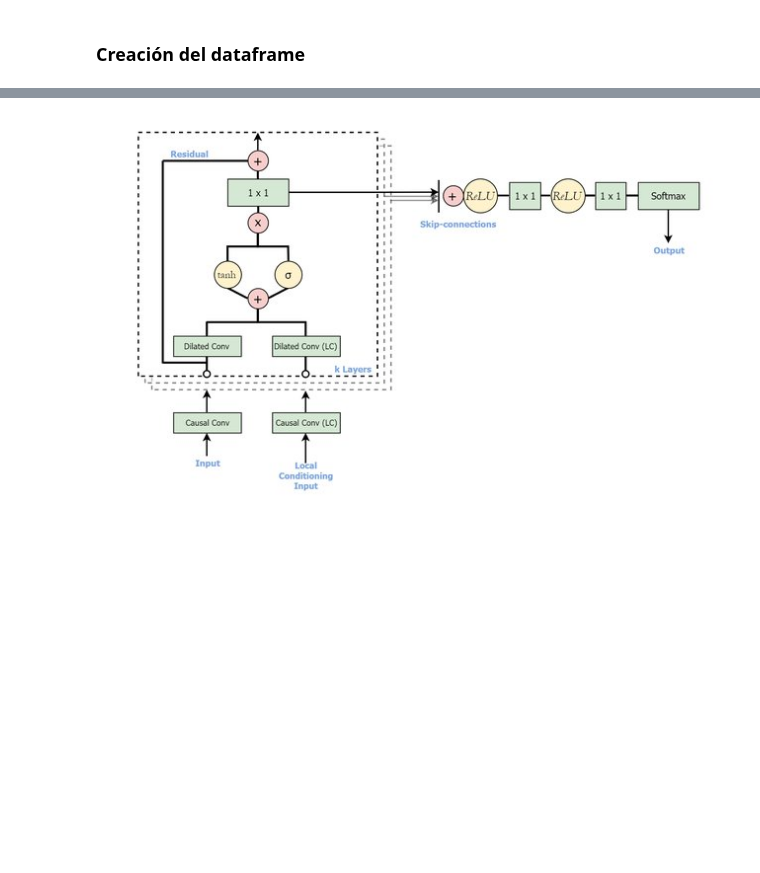
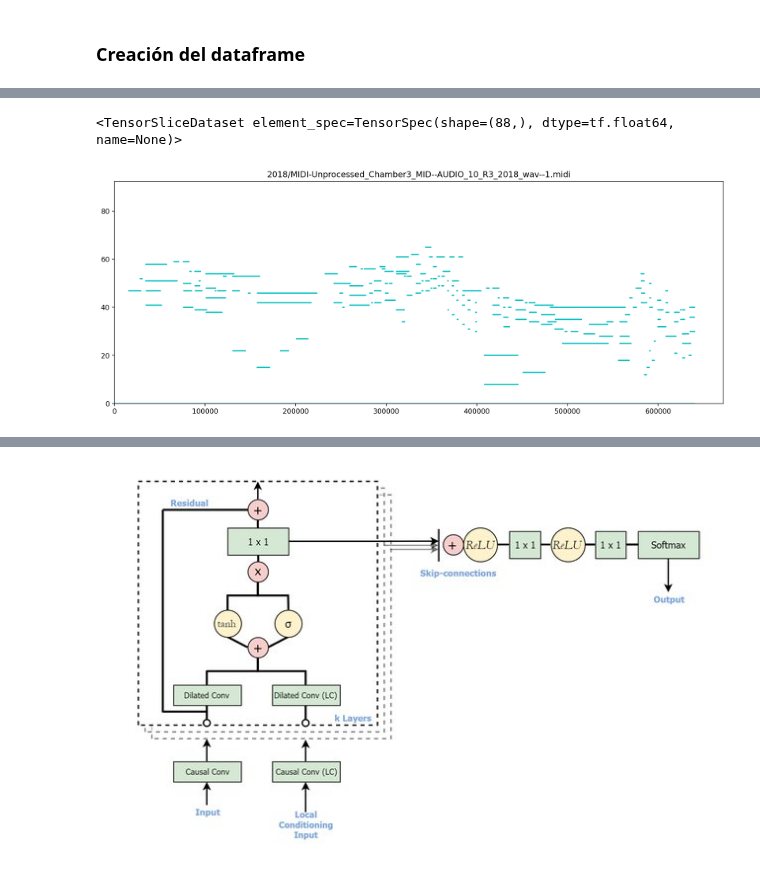
Before and after one commit to alvaro-lg/TFG, a Jupyter notebook: TFG.ipynb, the cells around one changed output, grey strips where cells are left out. Cells and saved outputs as stored; diff of their text form; code cells hidden in the pictures; blank space fills up the shorter version.

Commit message:
Migración de la recabación de los datos a la API de tf.data

```diff
--- a/TFG.ipynb
+++ b/TFG.ipynb
@@ -52,7 +50,8 @@ SAMPLING_RATE = 16000
 N_NOTES = 88
 N_ROWS = 1
 
+# TO DO: Código provisional -> Quitar
 if N_ROWS is not None:
     num = N_ROWS
 else:
-    num = len(df)
+    num = len(df) - 1
@@ -59 +60,14 @@ else:
+# %%
+def get_items(bounds, data):
+
+    min_, max_ = bounds
+    result = []
+
+    for idx, i in enumerate(data):
+        if min_ <= idx < max_:
+            result.append(i)
+        if idx >= max_:
+            return result
+
+    return result
 # %% [markdown]
@@ -61 +75,4 @@ else:
+# %%
+# Constantes relativas al estádar MIDI
+DEFAULT_SR = 500000
 # %%
@@ -229,5 +245,8 @@ def vectorize_midis(files, sampling_rate=SAMPLING_RATE, dir_path=PATH):
 # %%
-pianorolls = vectorize_midis(df['midi_filename'][0:num])
-print(np.array(pianorolls).shape)
-plot_pianoroll(pianorolls[0][0:1280000], title=df['midi_filename'][0])
+# Lista donde almacenaremos los datasets de los pianorolls de cada fichero
+pianoroll_datasets = []
+
+# Calculamos los pianorolls de cada fichero
+for item in df['midi_filename'][0:num]:
+    pianoroll_datasets.append(tf.data.Dataset.from_tensor_slices(vectorize_midi(item)))
 # %% [output]
@@ -235,0 +255,9 @@ plot_pianoroll(pianorolls[0][0:1280000], title=df['midi_filename'][0])
+# %%
+# Formato de datasets resultantes
+print(pianoroll_datasets[0])
+
+# Ploteamos una sección de un pianoroll
+plot_pianoroll(np.array(get_items((0, 640000), pianoroll_datasets[0])), title=df['midi_filename'][0])
+# %% [output]
+<TensorSliceDataset element_spec=TensorSpec(shape=(88,), dtype=tf.float64, name=None)>
+[figure, added]
```
Also changed, not shown: parts of 57 cells of this notebook.
